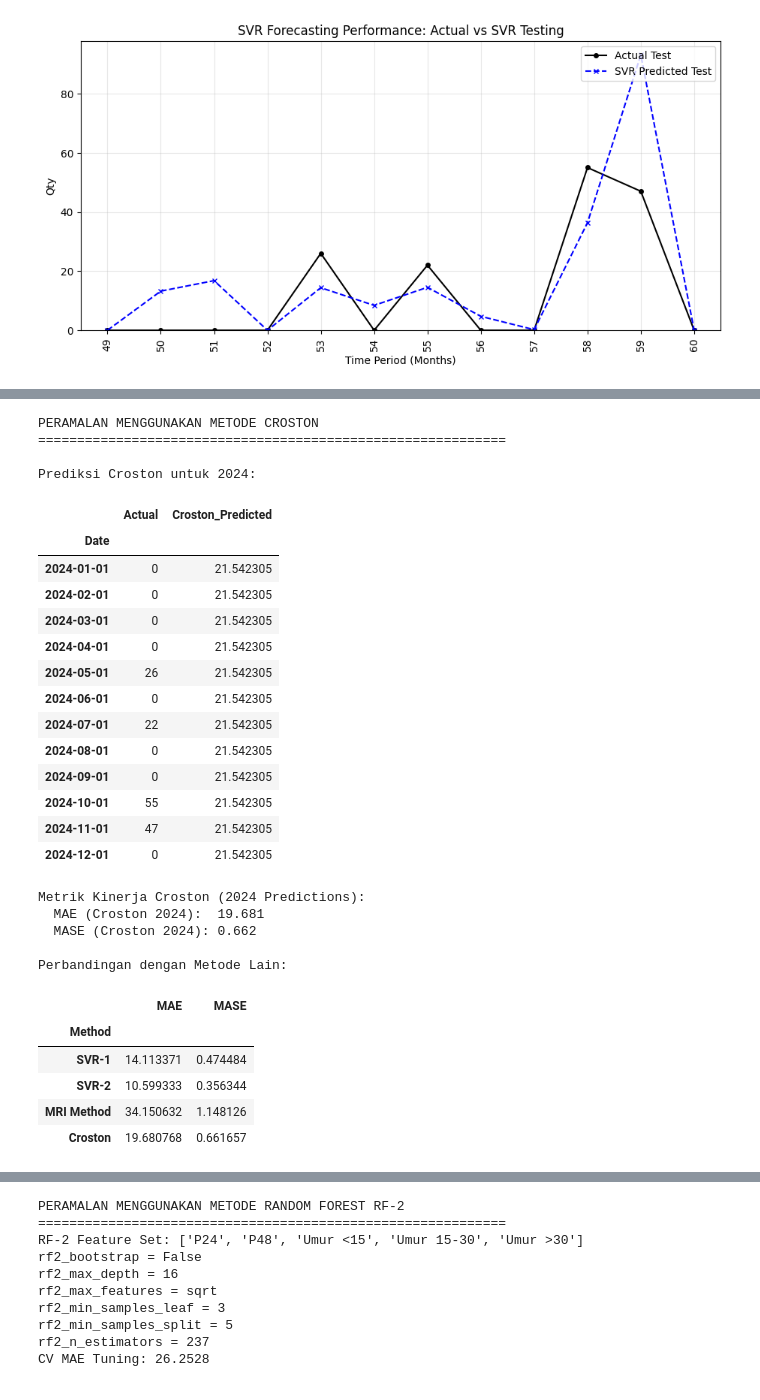
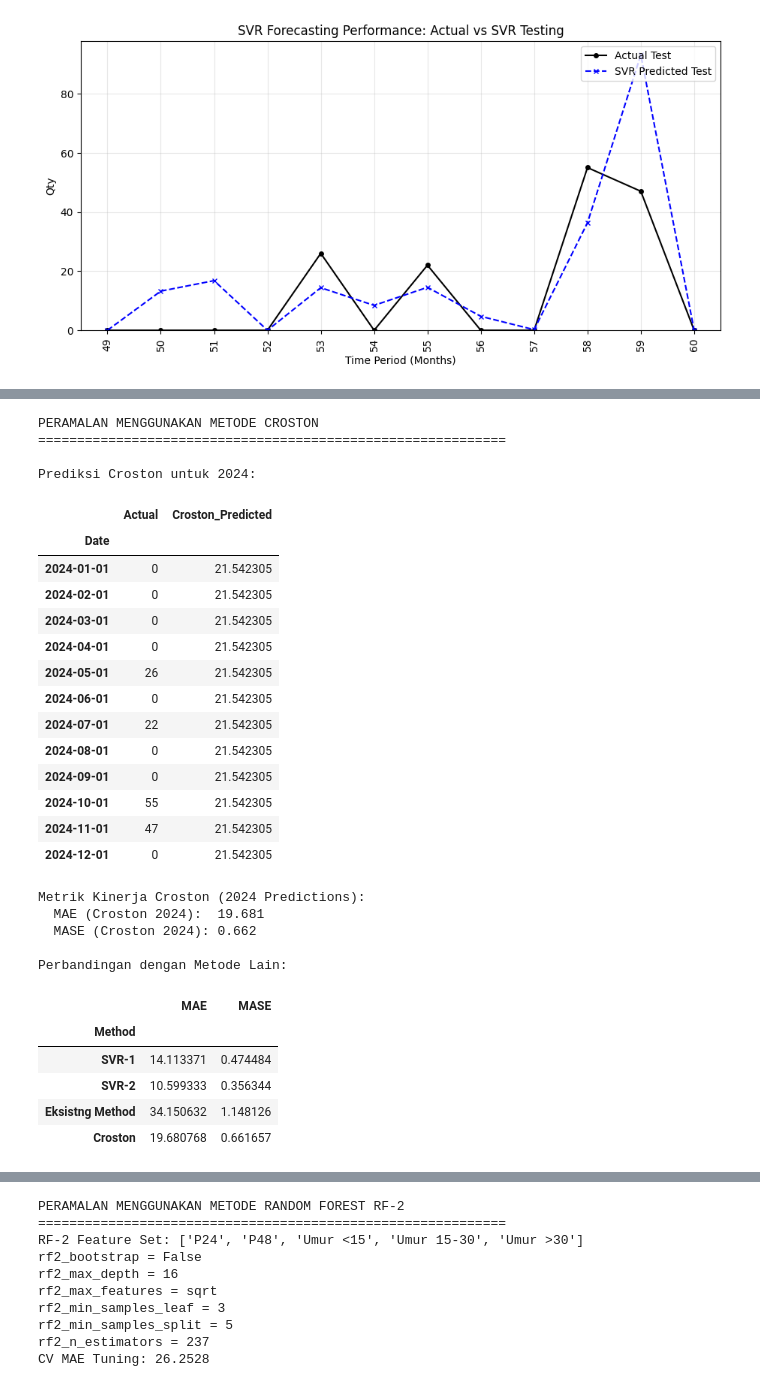
Before and after one commit to syayidal16/Tesis6032241001Syayid, a Jupyter notebook: Tesis_SVR_Forecasting_Spare_Part.ipynb, the cells around one changed output, grey strips where cells are left out. Cells and saved outputs as stored; diff of their text form; code cells hidden in the pictures.

```diff
--- a/Tesis_SVR_Forecasting_Spare_Part.ipynb
+++ b/Tesis_SVR_Forecasting_Spare_Part.ipynb
@@ -1475,41 +1475,41 @@ else:
     # Perbandingan dengan SVR dan MRI (jika tersedia dari cell sebelumnya)
     print("\nPerbandingan dengan Metode Lain:")
     comparison_data = {
-        'Method': ['SVR-1', 'SVR-2', 'MRI Method', 'Croston'],
+        'Method': ['SVR-1', 'SVR-2', 'Eksistng Method', 'Croston'],
         'MAE': [globals().get('test_mae_svr1', np.nan),globals().get('test_mae_svr2', np.nan), globals().get('mri_mae_2024', np.nan), croston_mae],
         'MASE': [globals().get('test_mase_svr1', np.nan),globals().get('test_mase_svr2', np.nan), globals().get('mri_mase_2024', np.nan), croston_mase]
     }
     comparison_df = pd.DataFrame(comparison_data)
     display(comparison_df.set_index('Method'))
 # %% [output]
 PERAMALAN MENGGUNAKAN METODE CROSTON
 ============================================================
 
 Prediksi Croston untuk 2024:
 |  | Actual | Croston_Predicted |
 | Date |  |  |
 | 2024-01-01 | 0 | 21.542305 |
 | 2024-02-01 | 0 | 21.542305 |
 | 2024-03-01 | 0 | 21.542305 |
 | 2024-04-01 | 0 | 21.542305 |
 | 2024-05-01 | 26 | 21.542305 |
 | 2024-06-01 | 0 | 21.542305 |
 | 2024-07-01 | 22 | 21.542305 |
 | 2024-08-01 | 0 | 21.542305 |
 | 2024-09-01 | 0 | 21.542305 |
 | 2024-10-01 | 55 | 21.542305 |
 | 2024-11-01 | 47 | 21.542305 |
 | 2024-12-01 | 0 | 21.542305 |
 Metrik Kinerja Croston (2024 Predictions):
   MAE (Croston 2024):  19.681
   MASE (Croston 2024): 0.662
 
 Perbandingan dengan Metode Lain:
 |  | MAE | MASE |
 | Method |  |  |
 | SVR-1 | 14.113371 | 0.474484 |
 | SVR-2 | 10.599333 | 0.356344 |
-| MRI Method | 34.150632 | 1.148126 |
+| Eksistng Method | 34.150632 | 1.148126 |
 | Croston | 19.680768 | 0.661657 |
 # %%
 #@title Tuning RF-1
```
Also changed, not shown: parts of 2 cells of this notebook.
